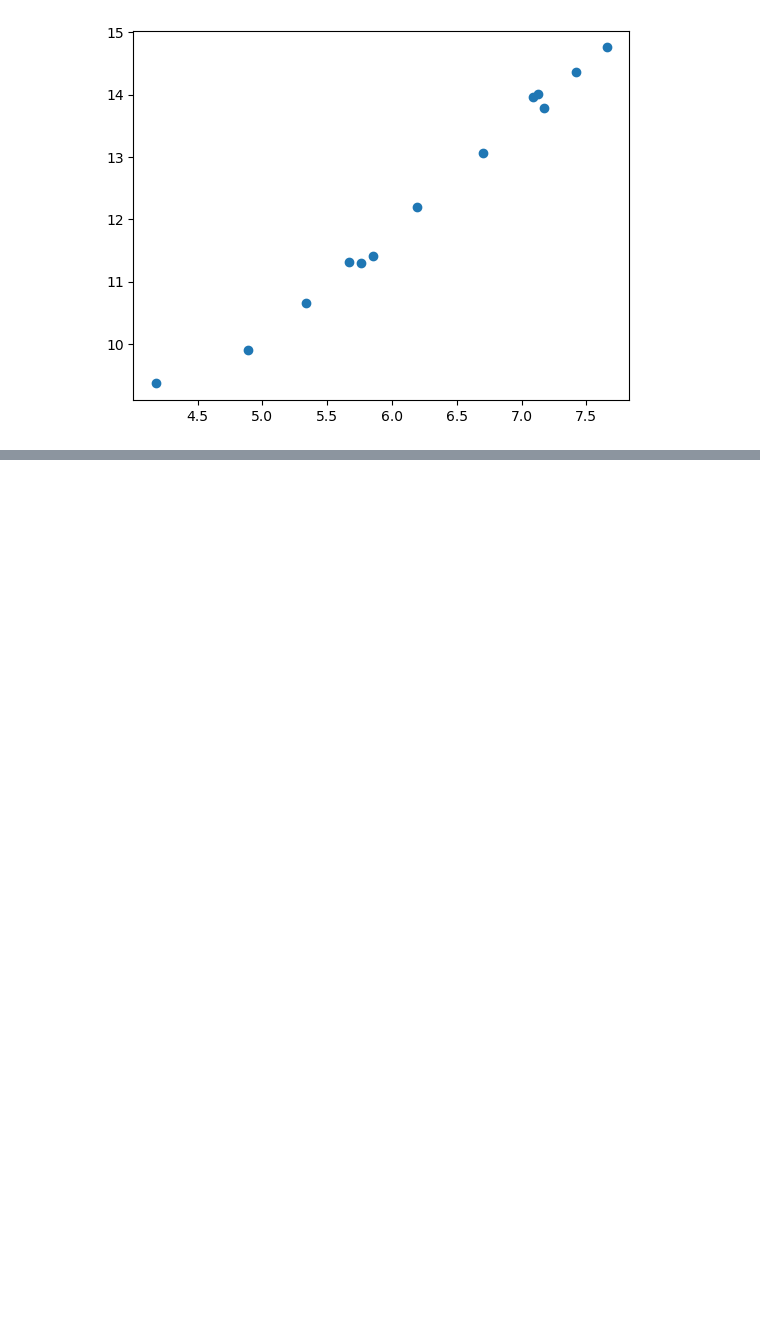
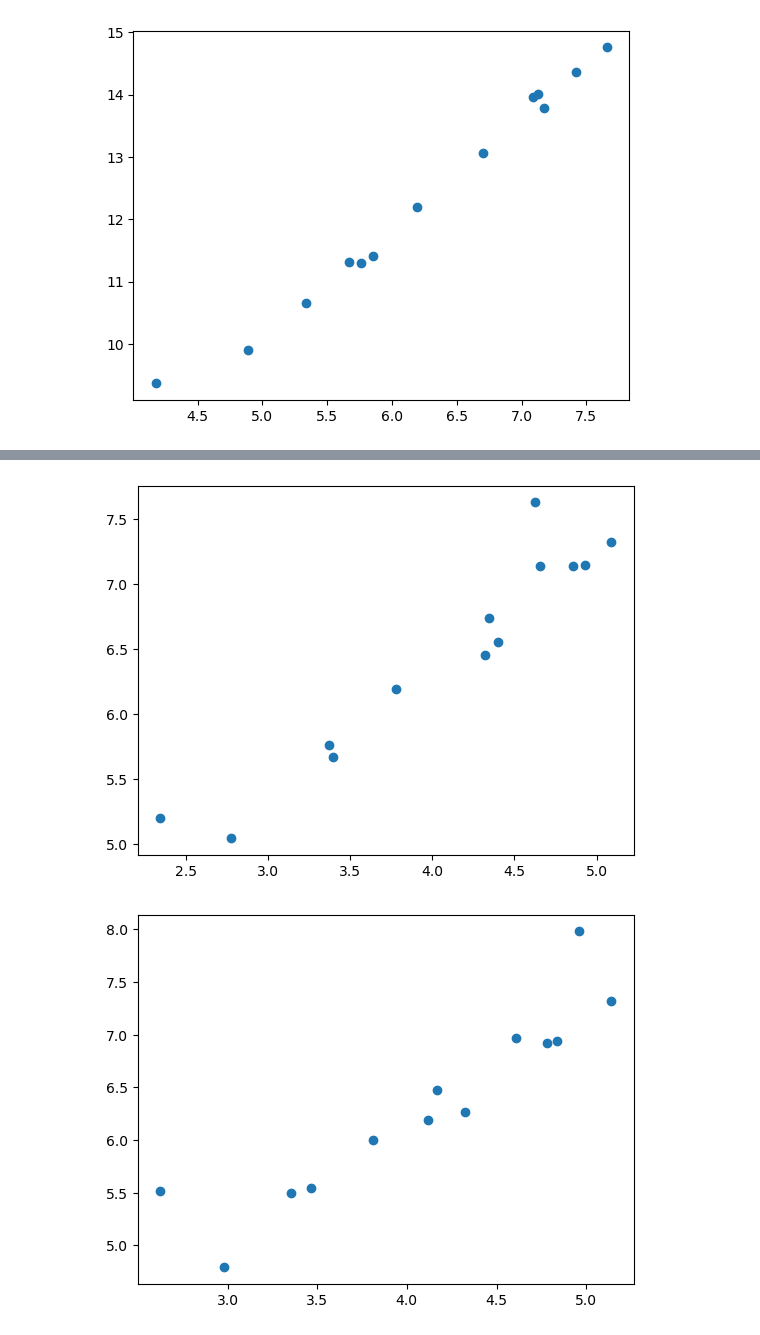
Before and after one commit to rrrrrrrlll/M2R_Group_12, a Jupyter notebook: datafit_rescale_iz.ipynb, the cells around one changed output, grey strips where cells are left out. Saved outputs shown, nothing was run; the diff lists cells and outputs as text; code cells hidden in the pictures; blank space fills up the shorter version.

```diff
--- a/datafit_rescale_iz.ipynb
+++ b/datafit_rescale_iz.ipynb
@@ -190,0 +287,8 @@ CompoundStep
+# %%
+log_gene_plot(normiz_2(dfg(2,4)))
+plt.show()
+log_gene_plot(normiz_2(dfg(2,8)))
+plt.show()
+# %% [output]
+[figure, added]
+[figure, added]
```
Also changed, not shown: parts of 15 cells of this notebook.
